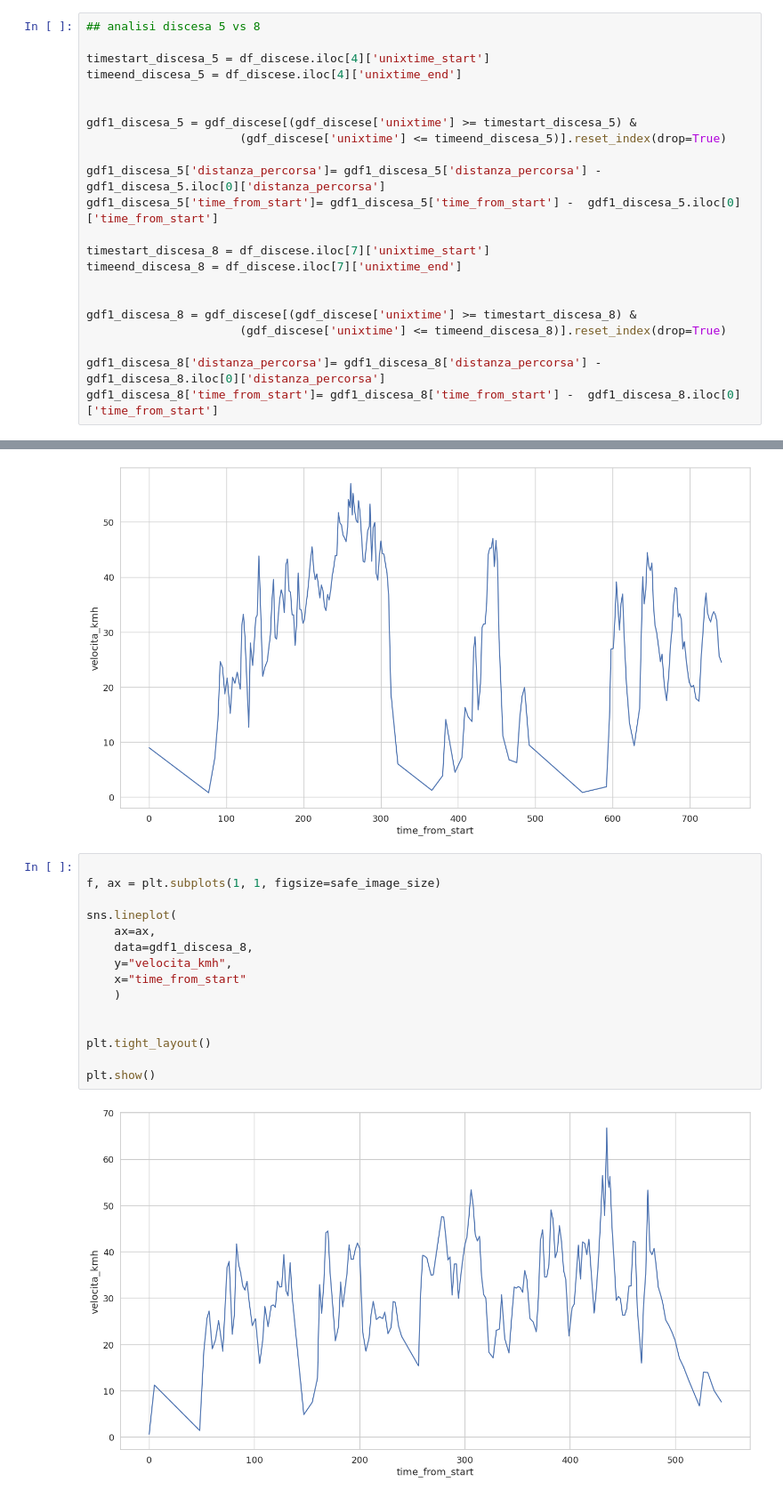
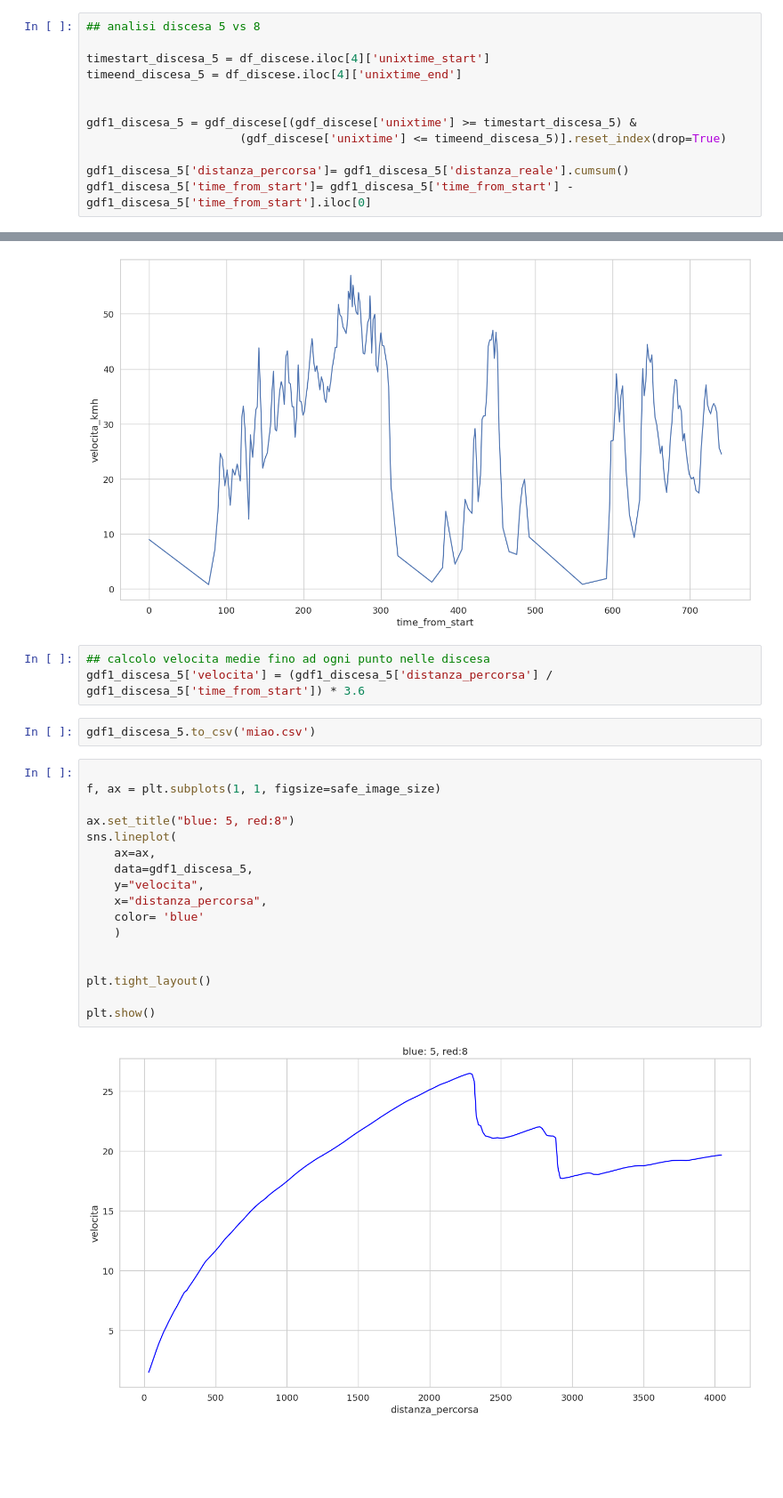
Before and after one commit to thomasmassarutto/DataSlopes, a Jupyter notebook: DataSlopes.ipynb, the cells around one changed output, grey strips where cells are left out. Shown at 89% size. Drawn from its saved outputs; the diff is of its cells as text; blank space fills up the shorter version.

```diff
--- a/DataSlopes.ipynb
+++ b/DataSlopes.ipynb
@@ -883,15 +899,5 @@ timeend_discesa_5 = df_discese.iloc[4]['unixtime_end']
 gdf1_discesa_5 = gdf_discese[(gdf_discese['unixtime'] >= timestart_discesa_5) &
                       (gdf_discese['unixtime'] <= timeend_discesa_5)].reset_index(drop=True)
 
-gdf1_discesa_5['distanza_percorsa']= gdf1_discesa_5['distanza_percorsa'] -  gdf1_discesa_5.iloc[0]['distanza_percorsa']
-gdf1_discesa_5['time_from_start']= gdf1_discesa_5['time_from_start'] -  gdf1_discesa_5.iloc[0]['time_from_start']
-
-timestart_discesa_8 = df_discese.iloc[7]['unixtime_start']
-timeend_discesa_8 = df_discese.iloc[7]['unixtime_end']
-
-
-gdf1_discesa_8 = gdf_discese[(gdf_discese['unixtime'] >= timestart_discesa_8) &
-                      (gdf_discese['unixtime'] <= timeend_discesa_8)].reset_index(drop=True)
-
-gdf1_discesa_8['distanza_percorsa']= gdf1_discesa_8['distanza_percorsa'] -  gdf1_discesa_8.iloc[0]['distanza_percorsa']
-gdf1_discesa_8['time_from_start']= gdf1_discesa_8['time_from_start'] -  gdf1_discesa_8.iloc[0]['time_from_start']
+gdf1_discesa_5['distanza_percorsa']= gdf1_discesa_5['distanza_reale'].cumsum()
+gdf1_discesa_5['time_from_start']= gdf1_discesa_5['time_from_start'] -  gdf1_discesa_5['time_from_start'].iloc[0]
@@ -962,20 +943,27 @@ plt.tight_layout()
 plt.show()
 # %% [output]
 [figure]
+# %%
+## calcolo velocita medie fino ad ogni punto nelle discesa
+gdf1_discesa_5['velocita'] = (gdf1_discesa_5['distanza_percorsa'] / gdf1_discesa_5['time_from_start']) * 3.6
+# %%
+gdf1_discesa_5.to_csv('miao.csv')
 # %%
 
 f, ax = plt.subplots(1, 1, figsize=safe_image_size)
 
+ax.set_title("blue: 5, red:8")
 sns.lineplot(
     ax=ax,
-    data=gdf1_discesa_8,
-    y="velocita_kmh",
-    x="time_from_start"
+    data=gdf1_discesa_5,
+    y="velocita",
+    x="distanza_percorsa",
+    color= 'blue'
     )
 
 
 plt.tight_layout()
 
 plt.show()
 # %% [output]
-[figure, old version]
+[figure, new version]
```
Also changed, not shown: parts of 6 cells of this notebook, 1 other file.
